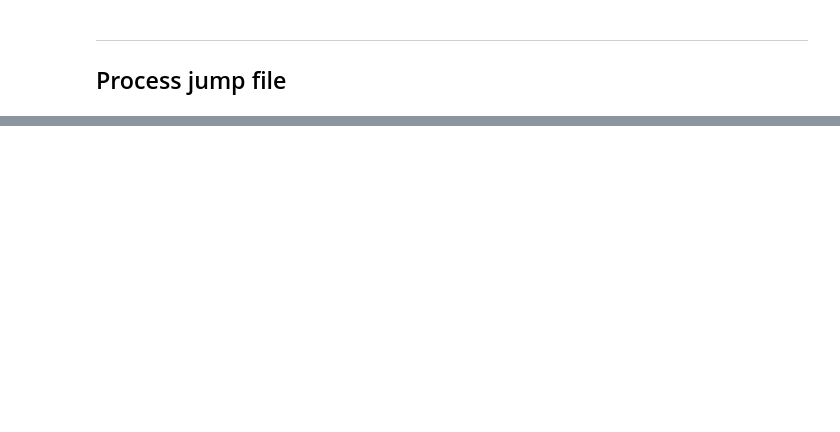
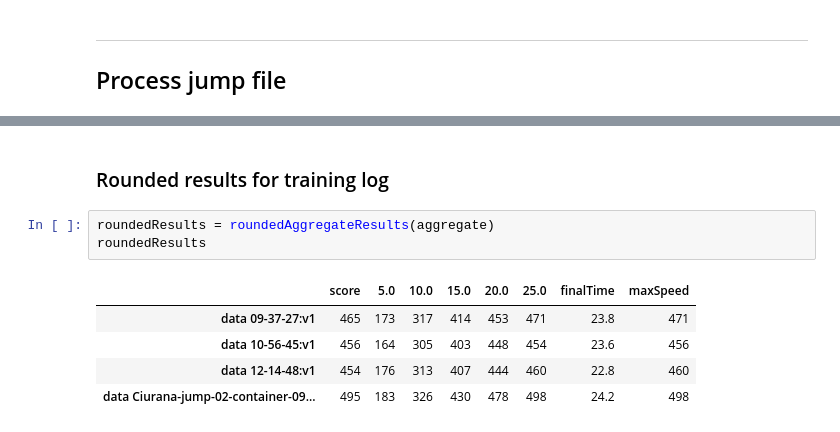
Before and after one commit to pr3d4t0r/SSScoring, a Jupyter notebook: proto-app-04-bulk-processor.ipynb, the cells around one changed output, grey strips where cells are left out. Drawn from its saved outputs; the diff is of its cells as text; blank space fills up the shorter version.

```diff
--- a/proto-app-04-bulk-processor.ipynb
+++ b/proto-app-04-bulk-processor.ipynb
@@ -91,0 +135,11 @@ jumpResults = processAllJumpFiles(jumpFiles=jumpFiles, altitudeDZMeters=dropZone
+# %% [markdown]
+### Rounded results for training log
+# %%
+roundedResults = roundedAggregateResults(aggregate)
+roundedResults
+# %% [output]
+|  | score | 5.0 | 10.0 | 15.0 | 20.0 | 25.0 | finalTime | maxSpeed |
+| data 09-37-27:v1 | 465 | 173 | 317 | 414 | 453 | 471 | 23.8 | 471 |
+| data 10-56-45:v1 | 456 | 164 | 305 | 403 | 448 | 454 | 23.6 | 456 |
+| data 12-14-48:v1 | 454 | 176 | 313 | 407 | 444 | 460 | 22.8 | 460 |
+| data Ciurana-jump-02-container-09... | 495 | 183 | 326 | 430 | 478 | 498 | 24.2 | 498 |
```
Also changed, not shown: parts of 14 cells of this notebook, 9 other files.
